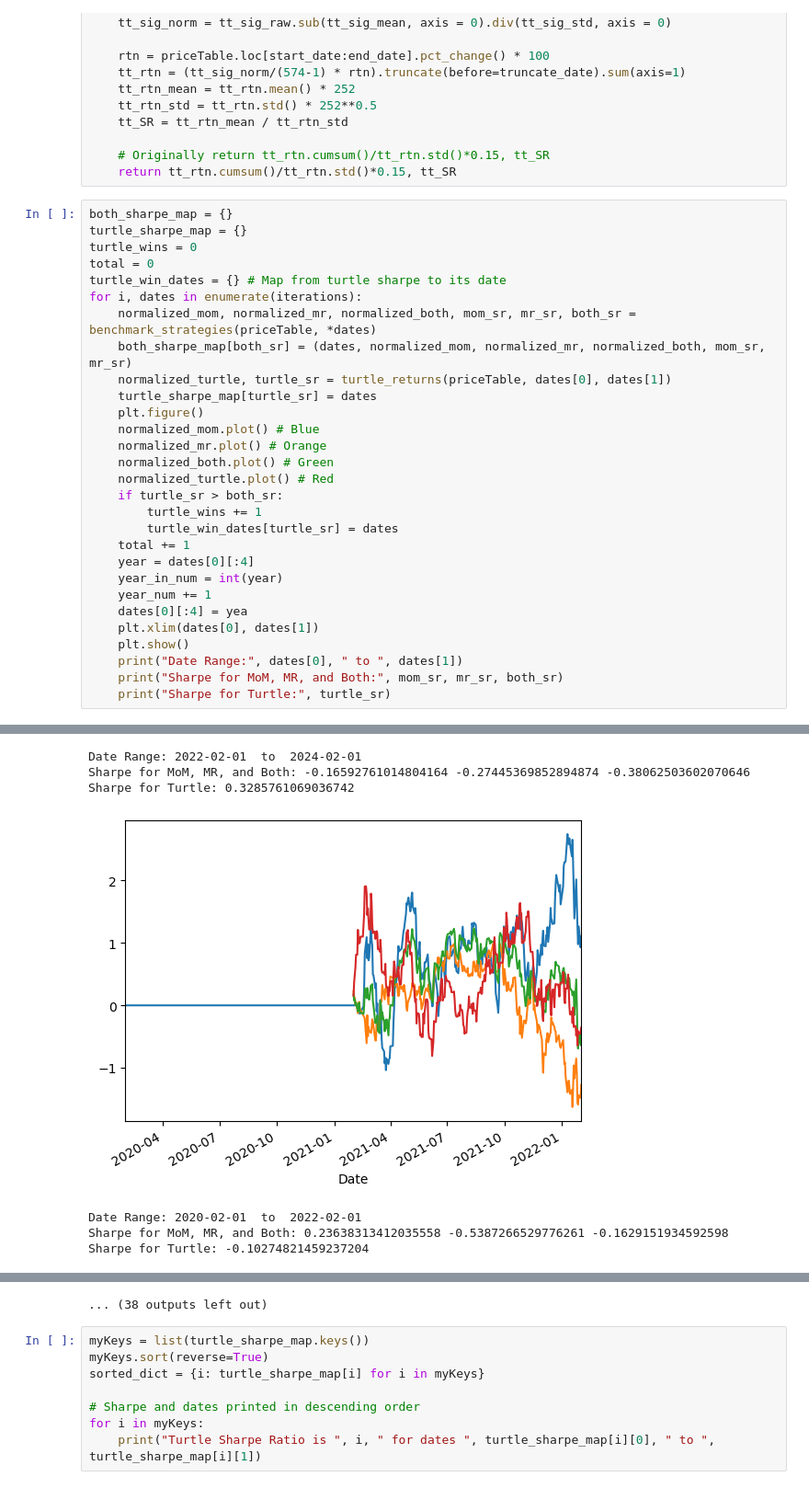
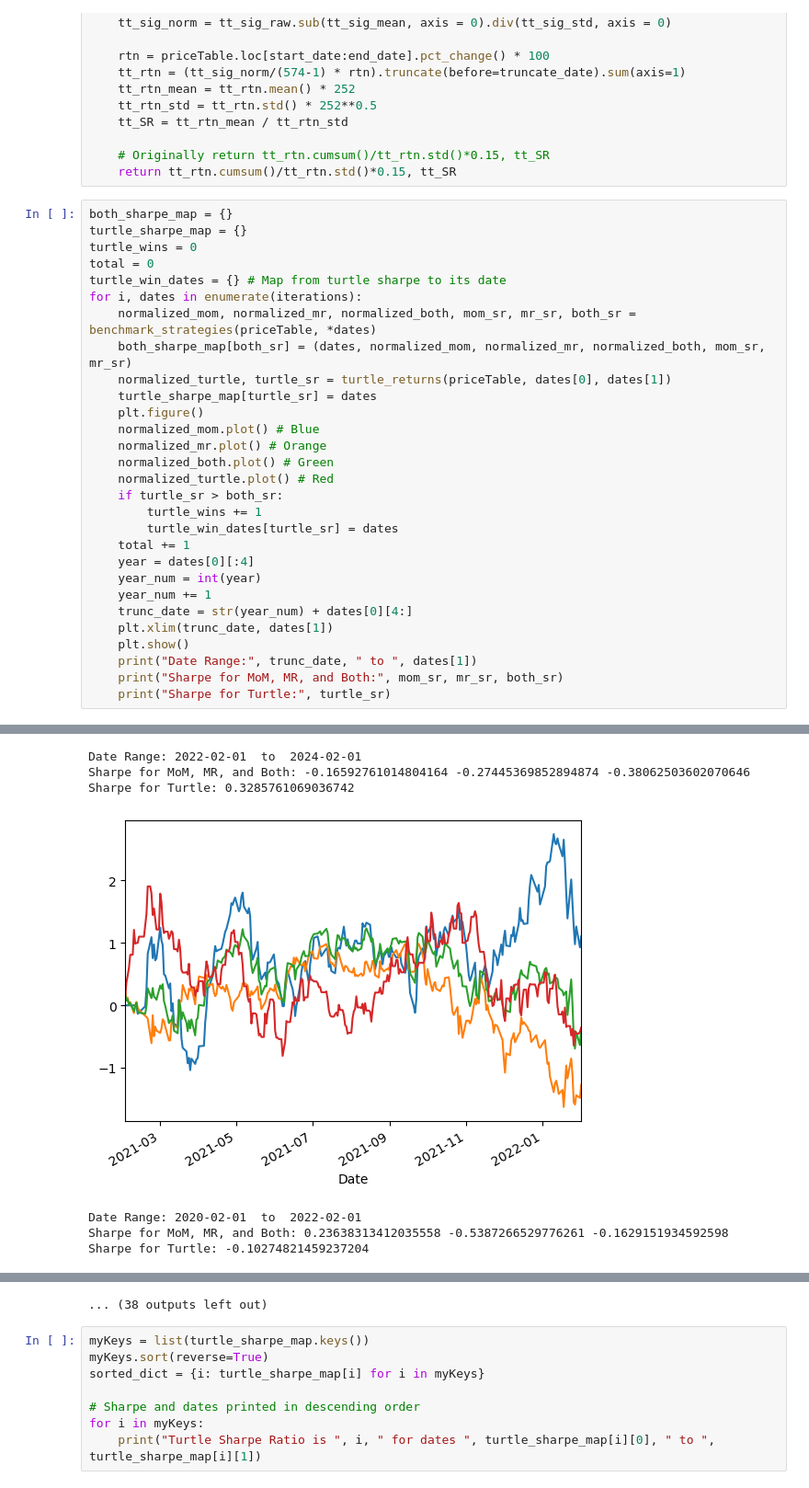
Before and after one commit to anwnwn/turtle, a Jupyter notebook: Group Project - Equity Markets - Part 5 - Iterations.ipynb, the cells around one changed output, grey strips where cells are left out. Shown at 92% size. Drawn from its saved outputs; the diff is of its cells as text.

```diff
--- a/Group Project - Equity Markets - Part 5 - Iterations.ipynb
+++ b/Group Project - Equity Markets - Part 5 - Iterations.ipynb
@@ -212,12 +212,12 @@ for i, dates in enumerate(iterations):
         turtle_win_dates[turtle_sr] = dates
     total += 1
     year = dates[0][:4]
-    year_in_num = int(year)
+    year_num = int(year)
     year_num += 1
-    dates[0][:4] = yea
-    plt.xlim(dates[0], dates[1])
+    trunc_date = str(year_num) + dates[0][4:]
+    plt.xlim(trunc_date, dates[1])
     plt.show()
-    print("Date Range:", dates[0], " to ", dates[1])
+    print("Date Range:", trunc_date, " to ", dates[1])
     print("Sharpe for MoM, MR, and Both:", mom_sr, mr_sr, both_sr)
     print("Sharpe for Turtle:", turtle_sr)
 # %% [output]
@@ -225,7 +225,7 @@ for i, dates in enumerate(iterations):
 Date Range: 2022-02-01  to  2024-02-01
 Sharpe for MoM, MR, and Both: -0.16592761014804164 -0.27445369852894874 -0.38062503602070646
 Sharpe for Turtle: 0.3285761069036742
-[figure, old version]
+[figure, new version]
 Date Range: 2020-02-01  to  2022-02-01
 Sharpe for MoM, MR, and Both: 0.23638313412035558 -0.5387266529776261 -0.1629151934592598
 Sharpe for Turtle: -0.10274821459237204
```
Also changed, not shown: parts of 1 cell of this notebook.
